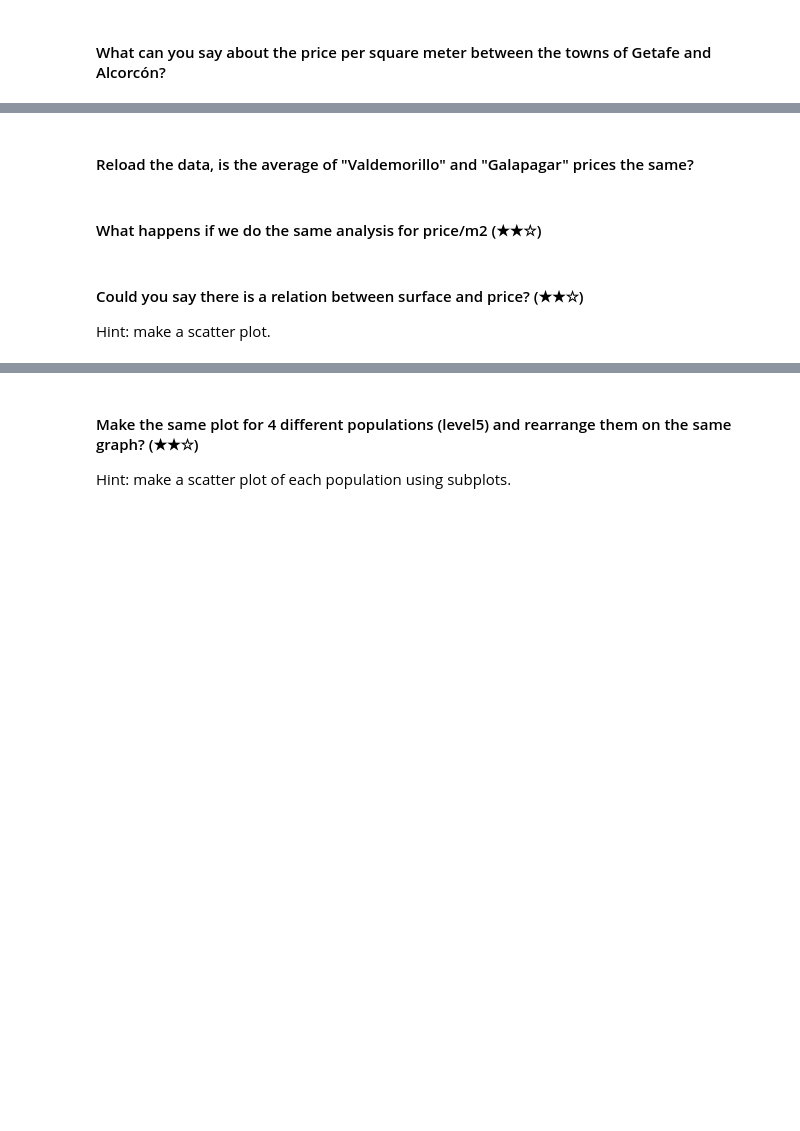
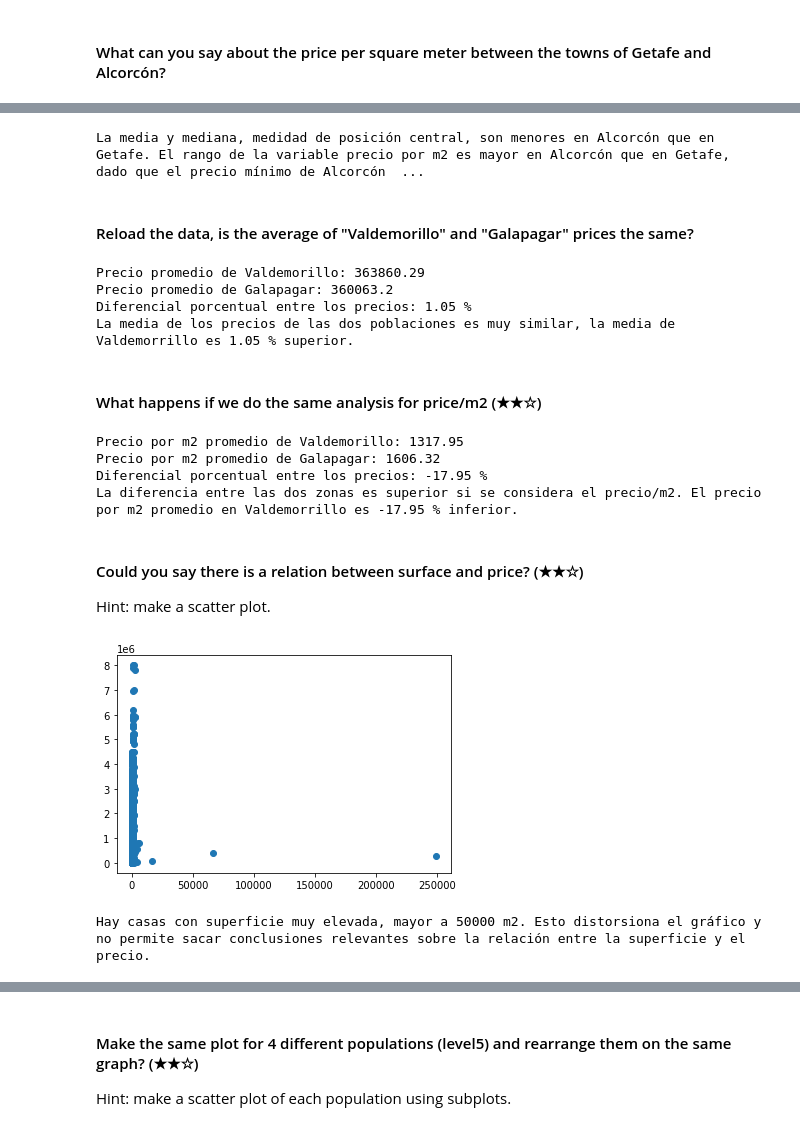
Before and after one commit to andreaj-it/realestate-datacleanup-exercise, a Jupyter notebook: project.ipynb, the cells around one changed output, grey strips where cells are left out. Cells and saved outputs as stored; diff of their text form; code cells hidden in the pictures; blank space fills up the shorter version.

Commit message:
Entrega

```diff
--- a/project.ipynb
+++ b/project.ipynb
@@ -158,0 +265,15 @@ map
+# %%
+# Las variables latitud y longitud tienen coma en vez de punto, cambio esto para poder graficar en mapa
+
+df["latitude"]=df["latitude"].apply(lambda x: x.replace(',','.'))
+df["longitude"]=df["longitude"].apply(lambda x: x.replace(',','.'))
+
+# Me quedo solo con las columnas que me interesan
+
+data_sb_selecc = df[["level5", 'latitude', 'longitude']]
+
+# me quedo solo con una línea de cada población para graficar los 4 puntos
+
+data_sb_selecc = data_sb_selecc.drop_duplicates(subset='level5', keep="last")
+
+data_sb_selecc.head()
@@ -163,2 +300,6 @@ map
 # %% [markdown]
 #### What can you say about the price per square meter between the towns of Getafe and Alcorcón?
+# %%
+print("df columns:", df.columns)
+
+df["price_m2"] = df["price"] / df["surface"]
@@ -165,7 +328,53 @@ map
+# %%
+print("La media y mediana, medidad de posición central, son menores en Alcorcón que en Getafe. El rango de la variable precio por m2 es mayor en Alcorcón que en Getafe, dado que el precio mínimo de Alcorcón es menor al de Getafe y el precio máximo es mayor al de Getafe. Por su parte, el desvío estándar de la variable es mayor en Getafe que en Alcorcón. También el rango intercuartílico es mayor en Getafe que en Alcorcón, lo que apunta a una mayor dispersión de los datos.")
+# %% [output]
+La media y mediana, medidad de posición central, son menores en Alcorcón que en Getafe. El rango de la variable precio por m2 es mayor en Alcorcón que en Getafe, dado que el precio mínimo de Alcorcón  ...
 # %% [markdown]
 #### Reload the data, is the average of "Valdemorillo" and "Galapagar" prices the same?
+# %%
+vald = df.loc[df["level5"]=="Valdemorillo","price"].mean()
+galap = df.loc[df["level5"]=="Galapagar","price"].mean()
+
+print("Precio promedio de Valdemorillo:", round(vald,2))
+print("Precio promedio de Galapagar:", round(galap,2))
+print("Diferencial porcentual entre los precios:", round(((vald/galap)-1)*100,2), "%")
+
+# Son muy similares, el de Valdemorrillo levemente inferior
+
+print("La media de los precios de las dos poblaciones es muy similar, la media de Valdemorrillo es",round(((vald/galap)-1)*100,2),"% superior.")
+# %% [output]
+Precio promedio de Valdemorillo: 363860.29
+Precio promedio de Galapagar: 360063.2
+Diferencial porcentual entre los precios: 1.05 %
+La media de los precios de las dos poblaciones es muy similar, la media de Valdemorrillo es 1.05 % superior.
 # %% [markdown]
 #### What happens if we do the same analysis for price/m2 (★★☆)
+# %%
+df["price_m2"] = df["price"] / df["surface"]
+
+vald = df.loc[df["level5"]=="Valdemorillo","price_m2"].mean()
+galap = df.loc[df["level5"]=="Galapagar","price_m2"].mean()
+
+print("Precio por m2 promedio de Valdemorillo:", round(vald,2))
+print("Precio por m2 promedio de Galapagar:", round(galap,2))
+
+print("Diferencial porcentual entre los precios:", round(((vald/galap)-1)*100,2), "%")
+
+print("La diferencia entre las dos zonas es superior si se considera el precio/m2. El precio por m2 promedio en Valdemorrillo es",round(((vald/galap)-1)*100,2),"% inferior.")
+# %% [output]
+Precio por m2 promedio de Valdemorillo: 1317.95
+Precio por m2 promedio de Galapagar: 1606.32
+Diferencial porcentual entre los precios: -17.95 %
+La diferencia entre las dos zonas es superior si se considera el precio/m2. El precio por m2 promedio en Valdemorrillo es -17.95 % inferior.
 # %% [markdown]
 #### Could you say there is a relation between surface and price? (★★☆)
 Hint: make a scatter plot.
+# %%
+fig, ax = plt.subplots()
+ax.scatter(df["surface"], df["price"])
+plt.show()
+
+print("Hay casas con superficie muy elevada, mayor a 50000 m2. Esto distorsiona el gráfico y no permite sacar conclusiones relevantes sobre la relación entre la superficie y el precio.")
+# %% [output]
+[figure, added]
+Hay casas con superficie muy elevada, mayor a 50000 m2. Esto distorsiona el gráfico y no permite sacar conclusiones relevantes sobre la relación entre la superficie y el precio.
```
Also changed, not shown: parts of 18 cells of this notebook.
